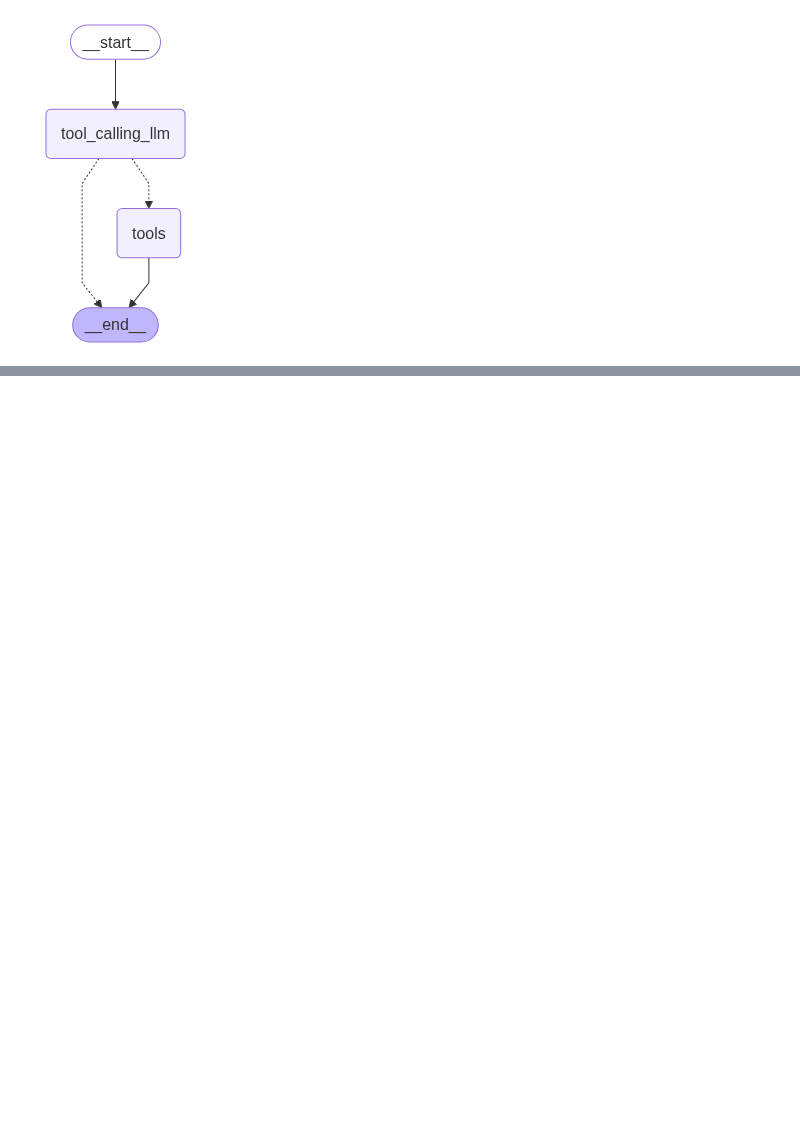
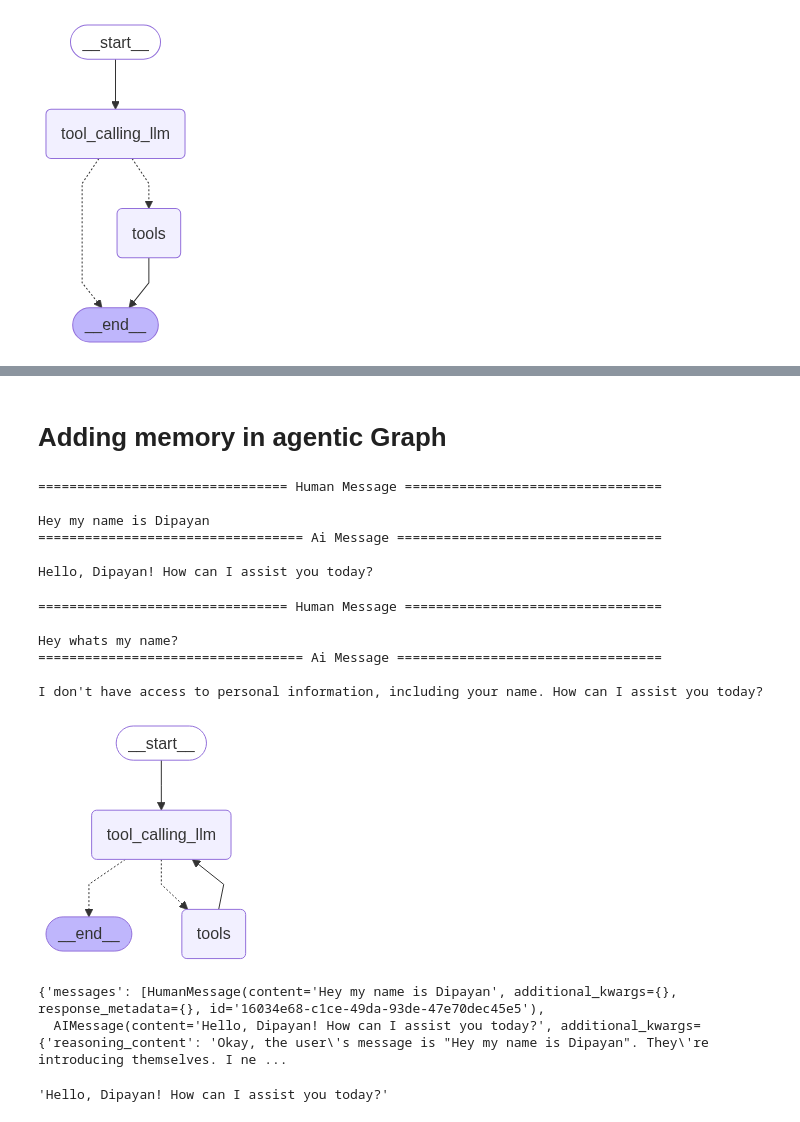
Before and after one commit to drigger091/AGENTIC_FRAMEWORK, a Jupyter notebook: Basic_chatbot/1_basic_chatbot.ipynb, the cells around one changed output, grey strips where cells are left out. Saved outputs shown, nothing was run; the diff lists cells and outputs as text; code cells hidden in the pictures; blank space fills up the shorter version.

Commit message:
memory_update

```diff
--- a/Basic_chatbot/1_basic_chatbot.ipynb
+++ b/Basic_chatbot/1_basic_chatbot.ipynb
@@ -230,0 +300,78 @@ null
+# %% [markdown]
+# Adding memory in agentic Graph
+# %%
+response = graph.invoke({"messages": "Hey my name is Dipayan"})
+for m in response["messages"]:
+    m.pretty_print()
+# %% [output]
+================================ Human Message =================================
+
+Hey my name is Dipayan
+================================== Ai Message ==================================
+
+Hello, Dipayan! How can I assist you today?
+# %%
+response = graph.invoke({"messages": "Hey whats my name?"})
+for m in response["messages"]:
+    m.pretty_print()
+# %% [output]
+================================ Human Message =================================
+
+Hey whats my name?
+================================== Ai Message ==================================
+
+I don't have access to personal information, including your name. How can I assist you today?
+# %%
+#adding memory function
+
+ # React Agent architecture
+## stategraph with tools
+from langgraph.graph import StateGraph, START, END
+from langgraph.prebuilt import ToolNode , tools_condition
+from langgraph.checkpoint.memory import MemorySaver
+
+
+memory = MemorySaver()
+
+
+
+
+def tool_calling_llm(state:State):
+    return{"messages":[llm_with_tools.invoke(state["messages"])]}
+
+builder = StateGraph(State)
+builder.add_node("tool_calling_llm", tool_calling_llm)
+builder.add_node("tools" , ToolNode(tools))
+
+
+#add edges
+builder.add_edge(START, "tool_calling_llm")
+builder.add_conditional_edges(
+    "tool_calling_llm",
+    tools_condition  # this checks if the message contains a tool call
+
+    # if the latest message contains a tool call, it will go to the tools node
+    # otherwise it will go to the END node
+)
+
+builder.add_edge("tools", "tool_calling_llm")
+
+##compile the graph
+graph = builder.compile(checkpointer=memory)
+from IPython.display import Image, display
+
+display(Image(graph.get_graph().draw_mermaid_png()))
+# %% [output]
+[figure, added]
+# %%
+config = {"configurable":{"thread_id": "1"}}
+response = graph.invoke({"messages": "Hey my name is Dipayan"}, config=config)
+
+response
+# %% [output]
+{'messages': [HumanMessage(content='Hey my name is Dipayan', additional_kwargs={}, response_metadata={}, id='16034e68-c1ce-49da-93de-47e70dec45e5'),
+  AIMessage(content='Hello, Dipayan! How can I assist you today?', additional_kwargs={'reasoning_content': 'Okay, the user\'s message is "Hey my name is Dipayan". They\'re introducing themselves. I ne ...
+# %%
+response["messages"][-1].content
+# %% [output]
+'Hello, Dipayan! How can I assist you today?'
```
Also changed, not shown: parts of 14 cells of this notebook.
